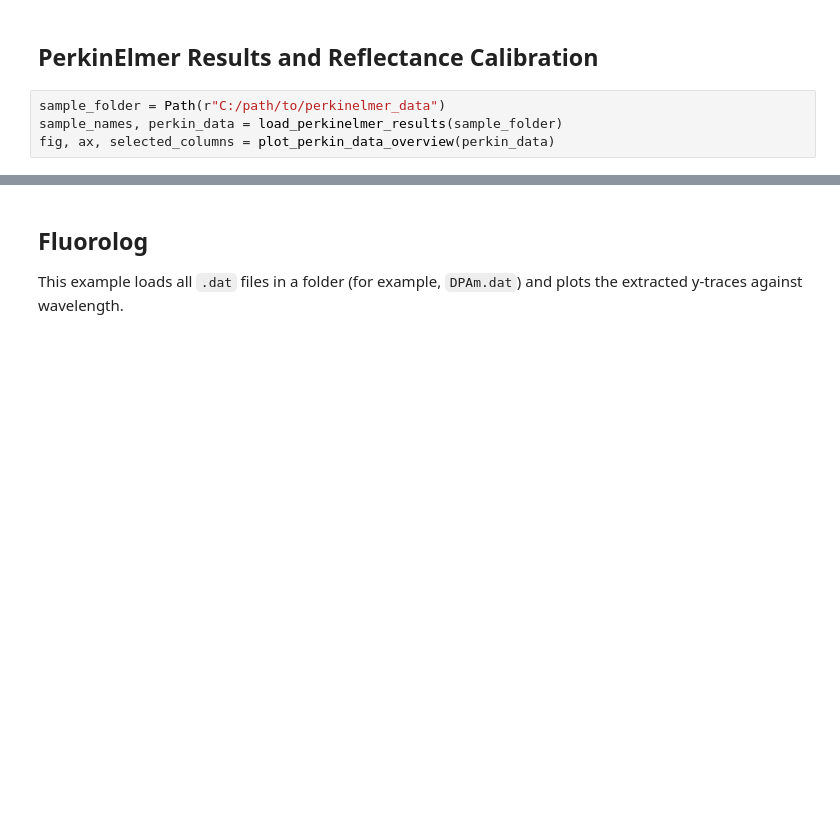
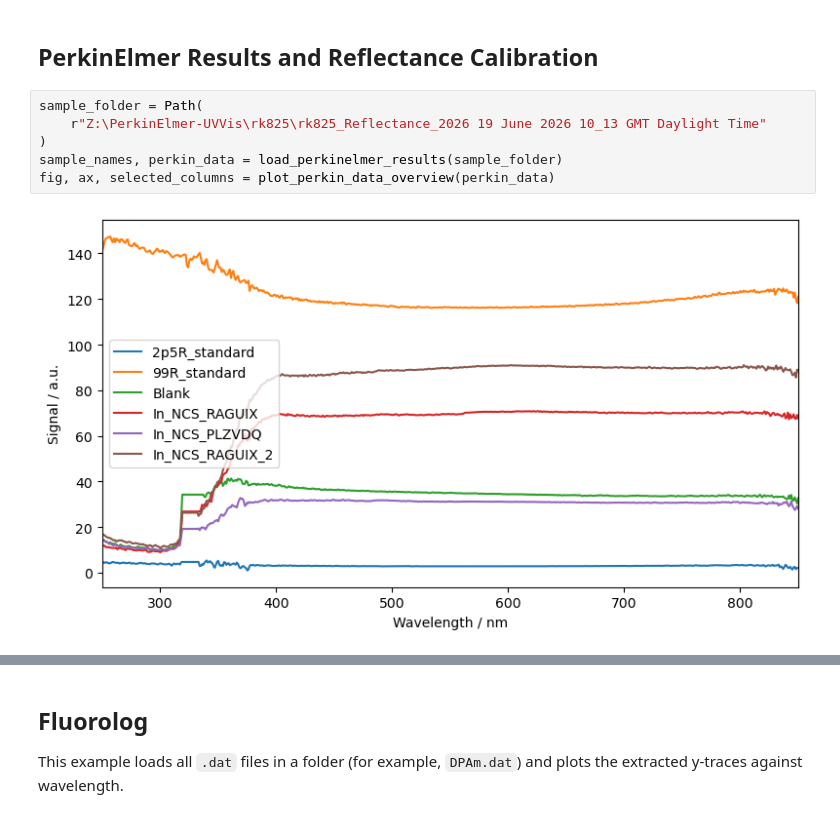
Before and after one commit to Cambridge-PAM/spectroscopy, a Jupyter notebook: Spectroscopy-Examples.ipynb, the cells around one changed output, grey strips where cells are left out. Saved outputs shown, nothing was run; the diff lists cells and outputs as text; blank space fills up the shorter version.

Commit message:
Update reflectance plotting

```diff
--- a/Spectroscopy-Examples.ipynb
+++ b/Spectroscopy-Examples.ipynb
@@ -62,9 +62,13 @@ mapping.filtered.shape
 # %% [markdown]
 ## PerkinElmer Results and Reflectance Calibration
 # %%
-sample_folder = Path(r"C:/path/to/perkinelmer_data")
+sample_folder = Path(
+    r"Z:\PerkinElmer-UVVis\rk825\rk825_Reflectance_2026 19 June 2026 10_13 GMT Daylight Time"
+)
 sample_names, perkin_data = load_perkinelmer_results(sample_folder)
 fig, ax, selected_columns = plot_perkin_data_overview(perkin_data)
+# %% [output]
+[figure, added]
 # %%
 calibrated, calibration = calibrate_reflectance(
     perkin_data,
```
Also changed, not shown: parts of 3 cells of this notebook, 3 other files.
